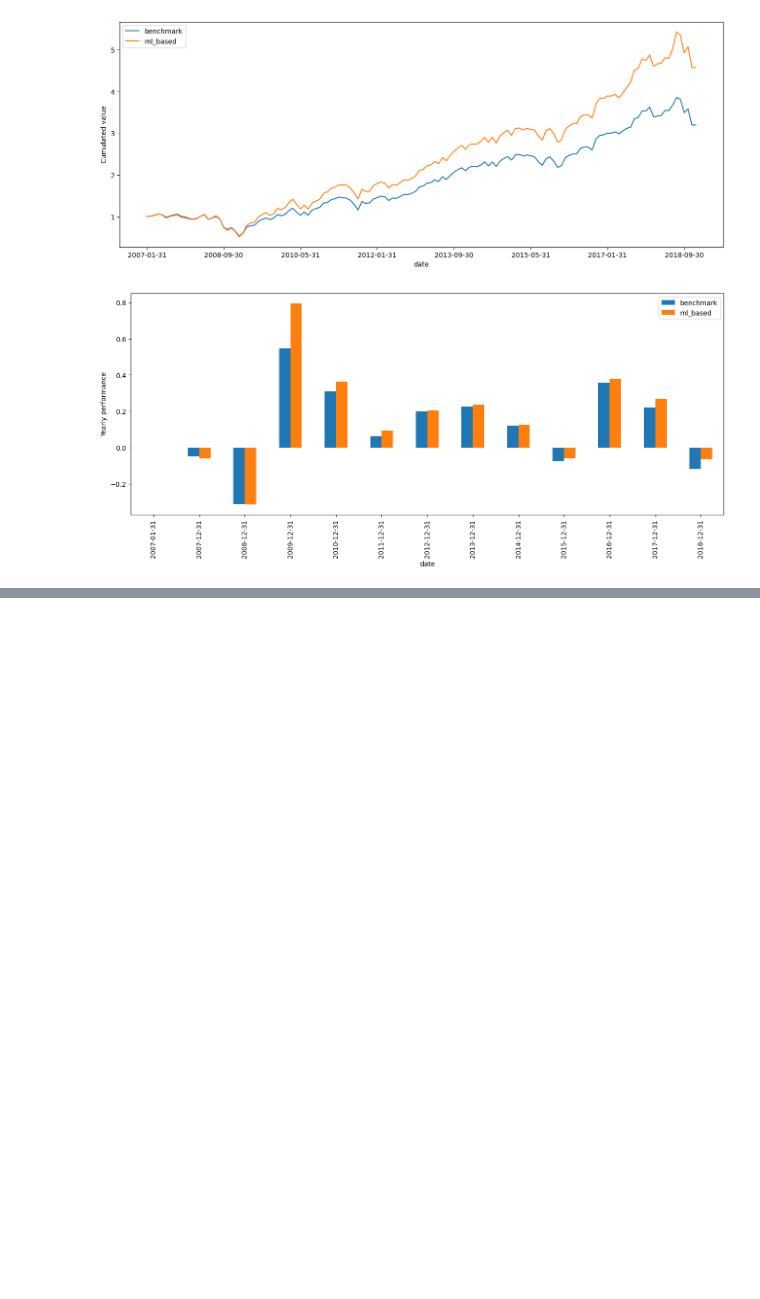
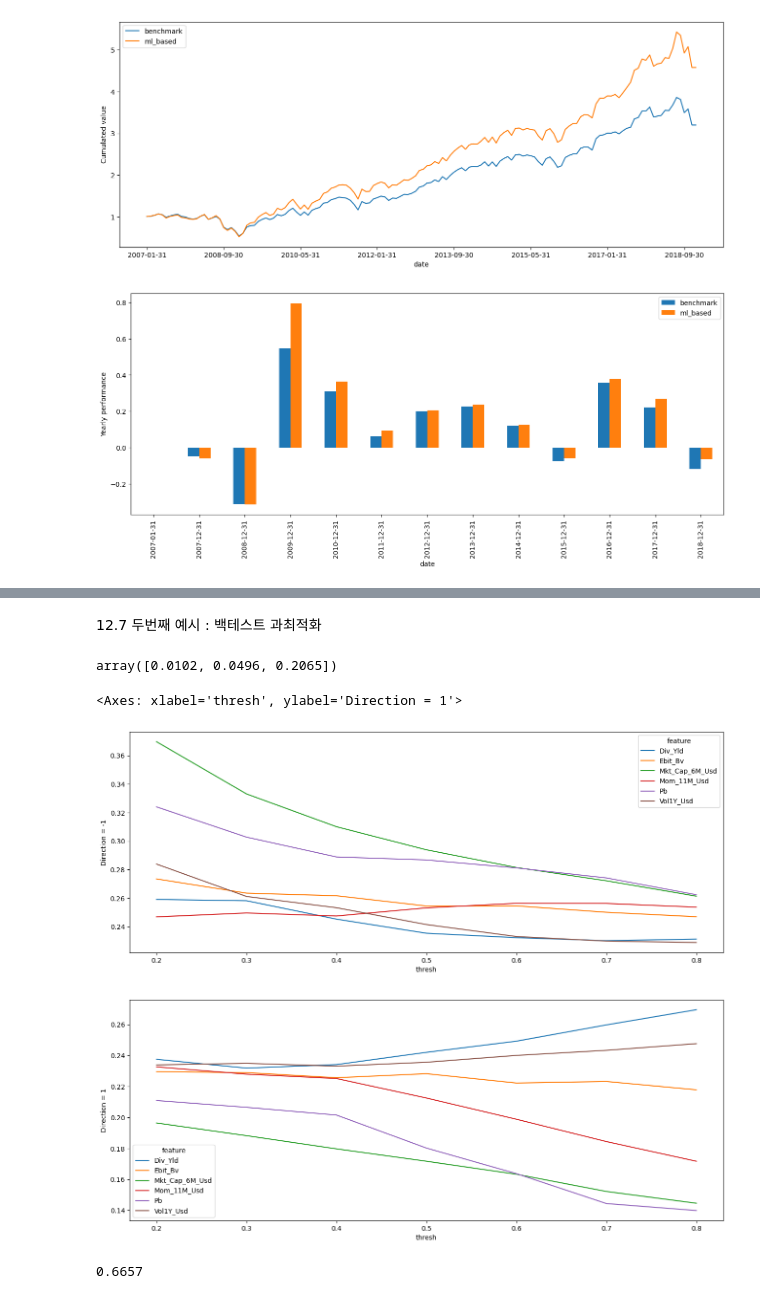
Before and after one commit to nomorebye/coding, a Jupyter notebook: ai3/chap12.ipynb, the cells around one changed output, grey strips where cells are left out. Saved outputs shown, nothing was run; the diff lists cells and outputs as text; code cells hidden in the pictures; blank space fills up the shorter version.

```diff
--- a/ai3/chap12.ipynb
+++ b/ai3/chap12.ipynb
@@ -182,0 +179,38 @@ KeyError: 'benchmark'
+# %% [markdown]
+12.7 두번째 예시 : 백테스트 과최적화
+# %%
+def strat(data, feature, thresh, direction):
+    data_tmp = data[[feature, 'date', 'R1M_Usd']].copy()
+    data_tmp['decision'] = direction*data_tmp[feature] > direction*thresh
+    data_tmp = data_tmp.groupby('date').apply(
+        lambda x: np.sum(x['decision']/np.sum(x['decision'])*x['R1M_Usd']) #자산기여도, 가중치*수익률
+    )
+    avg = np.nanmean(data_tmp) #포트폴리오 평균수익률
+    sd = np.nanstd(data_tmp, ddof=1) #연율화 되지 않은 포트폴리오 변동성
+    SR = avg / sd #샤프비율
+    return np.around([avg, sd, SR],4)
+# %%
+strat(data_ml, "Pb", 0.3, 1) #분포의 0.3 사분위수보다 높은 Pb 매수
+# %% [output]
+array([0.0102, 0.0496, 0.2065])
+# %%
+import itertools
+feature = ['Div_Yld', 'Ebit_Bv', 'Mkt_Cap_6M_Usd', 'Mom_11M_Usd', 'Pb', 'Vol1Y_Usd']
+thresh = np.arange(0.2, 0.9, 0.1)
+direction =np.array([1,-1])
+# %%
+grd = []
+for f, t, d in itertools.product(feature, thresh, direction):
+    strat_data = []
+    strat_data = pd.DataFrame(strat(data_ml, f, t, d)).T
+    strat_data.rename(columns={0: 'avg', 1: 'sd', 2: 'SR'}, inplace=True)
+    strat_data[['feature', 'thresh', 'direction']] = f, t, d
+    grd.append(strat_data)
+grd = pd.concat(grd)[['feature', 'thresh', 'direction', 'avg', 'sd', 'SR']]
+
+grd[grd['direction']==-1].pivot(index='thresh', columns='feature', values='SR').plot(figsize=[16,6], ylabel='Direction = -1')
+grd[grd['direction']==1].pivot(index='thresh', columns='feature', values='SR').plot(figsize=[16,6], ylabel='Direction = 1')
+# %% [output]
+<Axes: xlabel='thresh', ylabel='Direction = 1'>
+[figure, added]
+[figure, added]
@@ -182,0 +227,16 @@ KeyError: 'benchmark'
+# %%
+M = grd.shape[0]
+SR = np.max(grd['SR']) #검증하고자 하는 샤프비율
+SR_m = np.mean(grd['SR'])
+SR_v = np.var(grd['SR'], ddof=1)
+data_tmp = data_ml[['Mkt_Cap_6M_Usd', 'date', 'R1M_Usd']].copy()
+data_tmp.rename({'Mkt_Cap_6M_Usd':'feature'}, axis=1, inplace=True)
+data_tmp['decision'] = data_tmp['feature'] < 0.2
+returns_DSR = data_tmp.groupby('date').apply(
+    lambda x:np.sum(x['decision']/np.sum(x['decision'])*x['R1M_Usd']))
+g3 = stats.skew(returns_DSR)
+g4 = stats.kurtosis(returns_DSR, fisher=False)
+Tt = returns_DSR.shape[0]
+DSR(SR, Tt, M, g3, g4, SR_m, SR_v)
+# %% [output]
+0.6657
```
Also changed, not shown: parts of 13 cells of this notebook.
